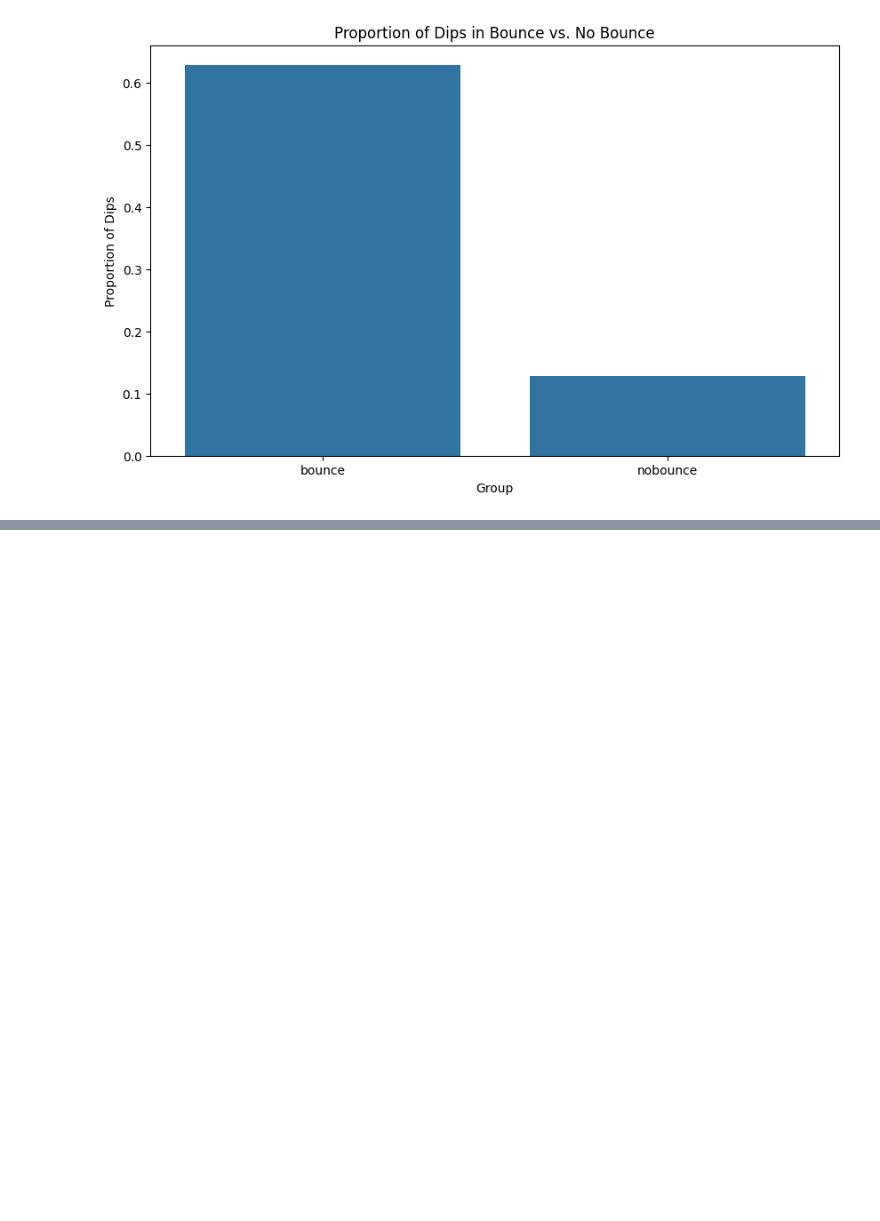
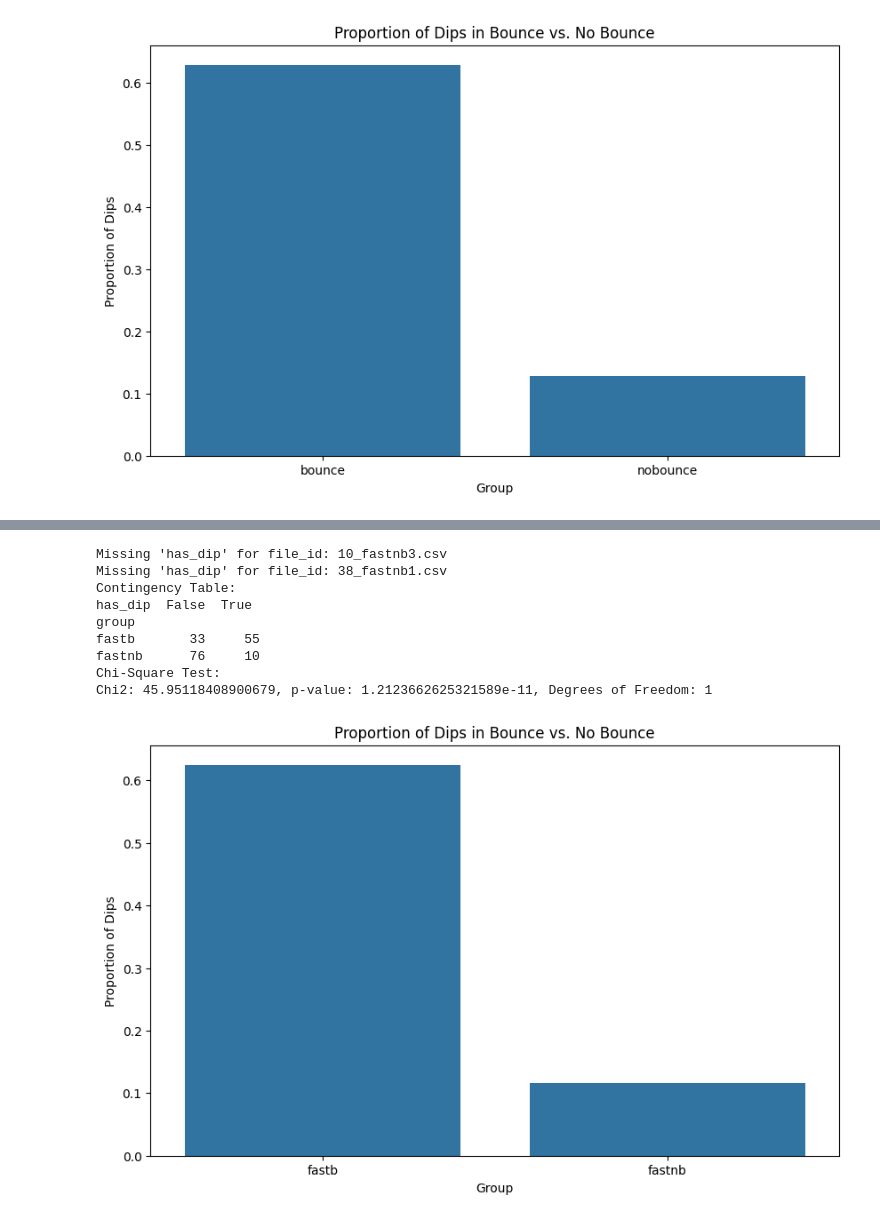
Before and after one commit to loieboi/BounceInsight, a Jupyter notebook: run.ipynb, the cells around one changed output, grey strips where cells are left out. Cells and saved outputs as stored; diff of their text form; code cells hidden in the pictures; blank space fills up the shorter version.

```diff
--- a/run.ipynb
+++ b/run.ipynb
@@ -251,0 +250,13 @@ condition 81.3670 5.0000 140.0000 0.0000
+# %%
+insight.run_statistics(analysis_type='chi2', comparison_type='b_nb_fast')
+# %% [output]
+Missing 'has_dip' for file_id: 10_fastnb3.csv
+Missing 'has_dip' for file_id: 38_fastnb1.csv
+Contingency Table:
+has_dip  False  True
+group
+fastb       33     55
+fastnb      76     10
+Chi-Square Test:
+Chi2: 45.95118408900679, p-value: 1.2123662625321589e-11, Degrees of Freedom: 1
+[figure, added]
```
Also changed, not shown: parts of 10 cells of this notebook.
